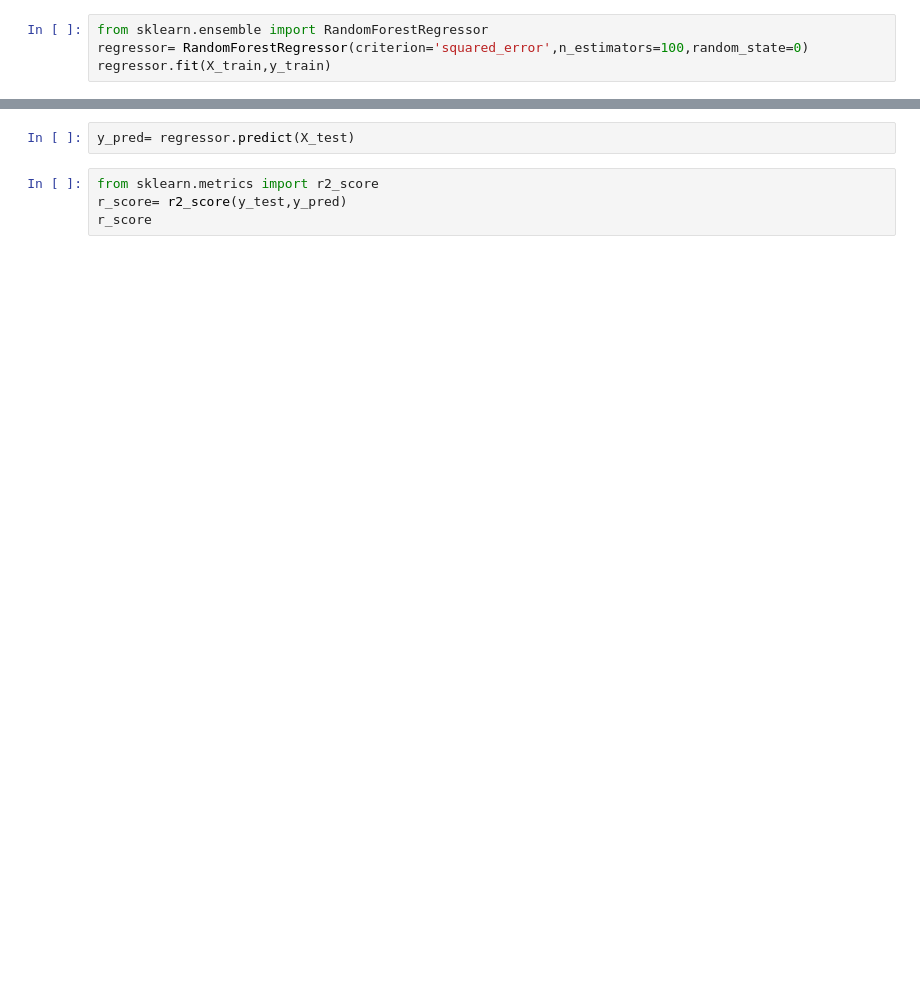
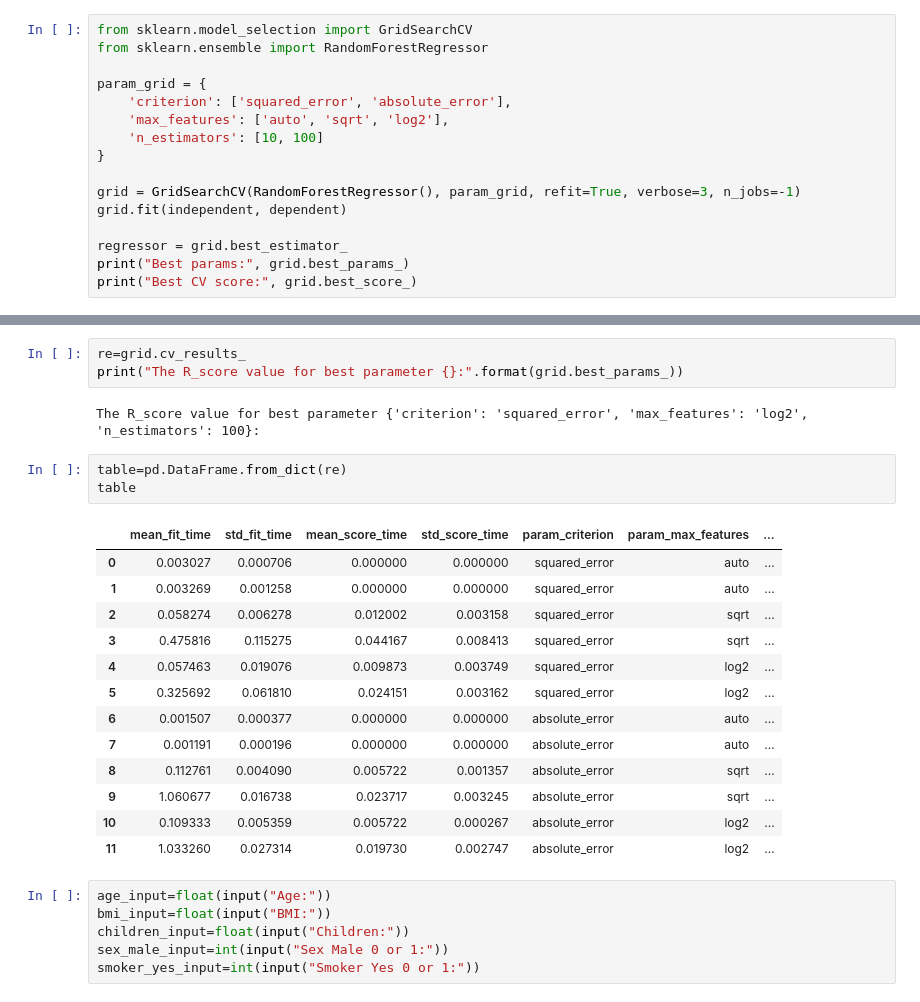
Before and after one commit to Manikandan-Parasuraman/HopeAI, a Jupyter notebook: week_3_meachine_learning_regression/grid_search_rf_without_pre_train_data_set.ipynb, the cells around one changed output, grey strips where cells are left out. Drawn from its saved outputs; the diff is of its cells as text; blank space fills up the shorter version.

```diff
--- a/week_3_meachine_learning_regression/grid_search_rf_without_pre_train_data_set.ipynb
+++ b/week_3_meachine_learning_regression/grid_search_rf_without_pre_train_data_set.ipynb
@@ -24,4 +83,16 @@ X_train,X_test,y_train,y_test= train_test_split(independent,dependent,test_size=
 # %%
+from sklearn.model_selection import GridSearchCV
 from sklearn.ensemble import RandomForestRegressor
-regressor= RandomForestRegressor(criterion='squared_error',n_estimators=100,random_state=0)
-regressor.fit(X_train,y_train)
+
+param_grid = {
+    'criterion': ['squared_error', 'absolute_error'],
+    'max_features': ['auto', 'sqrt', 'log2'],
+    'n_estimators': [10, 100]
+}
+
+grid = GridSearchCV(RandomForestRegressor(), param_grid, refit=True, verbose=3, n_jobs=-1)
+grid.fit(independent, dependent)
+
+regressor = grid.best_estimator_
+print("Best params:", grid.best_params_)
+print("Best CV score:", grid.best_score_)
@@ -28,6 +123,28 @@ regressor.fit(X_train,y_train)
 # %%
-y_pred= regressor.predict(X_test)
+re=grid.cv_results_
+print("The R_score value for best parameter {}:".format(grid.best_params_))
+# %% [output]
+The R_score value for best parameter {'criterion': 'squared_error', 'max_features': 'log2', 'n_estimators': 100}:
 # %%
-from sklearn.metrics import r2_score
-r_score= r2_score(y_test,y_pred)
-r_score
+table=pd.DataFrame.from_dict(re)
+table
+# %% [output]
+|  | mean_fit_time | std_fit_time | mean_score_time | std_score_time | param_criterion | param_max_features | ... |
+| 0 | 0.003027 | 0.000706 | 0.000000 | 0.000000 | squared_error | auto | ... |
+| 1 | 0.003269 | 0.001258 | 0.000000 | 0.000000 | squared_error | auto | ... |
+| 2 | 0.058274 | 0.006278 | 0.012002 | 0.003158 | squared_error | sqrt | ... |
+| 3 | 0.475816 | 0.115275 | 0.044167 | 0.008413 | squared_error | sqrt | ... |
+| 4 | 0.057463 | 0.019076 | 0.009873 | 0.003749 | squared_error | log2 | ... |
+| 5 | 0.325692 | 0.061810 | 0.024151 | 0.003162 | squared_error | log2 | ... |
+| 6 | 0.001507 | 0.000377 | 0.000000 | 0.000000 | absolute_error | auto | ... |
+| 7 | 0.001191 | 0.000196 | 0.000000 | 0.000000 | absolute_error | auto | ... |
+| 8 | 0.112761 | 0.004090 | 0.005722 | 0.001357 | absolute_error | sqrt | ... |
+| 9 | 1.060677 | 0.016738 | 0.023717 | 0.003245 | absolute_error | sqrt | ... |
+| 10 | 0.109333 | 0.005359 | 0.005722 | 0.000267 | absolute_error | log2 | ... |
+| 11 | 1.033260 | 0.027314 | 0.019730 | 0.002747 | absolute_error | log2 | ... |
+# %%
+age_input=float(input("Age:"))
+bmi_input=float(input("BMI:"))
+children_input=float(input("Children:"))
+sex_male_input=int(input("Sex Male 0 or 1:"))
+smoker_yes_input=int(input("Smoker Yes 0 or 1:"))
```
Also changed, not shown: parts of 9 cells of this notebook, 6 other files.
